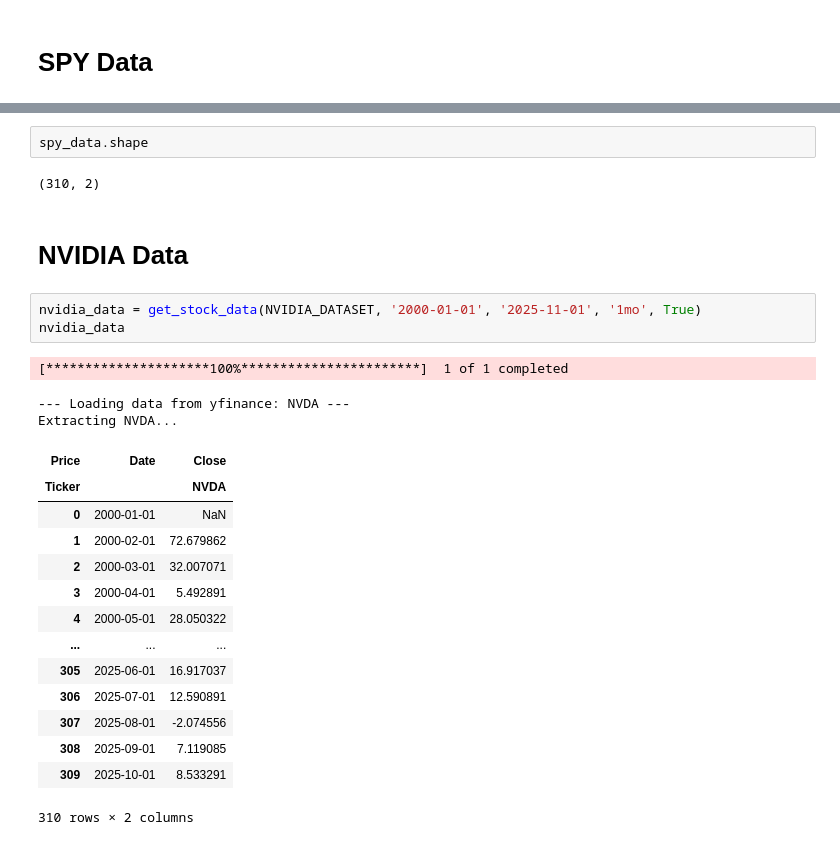
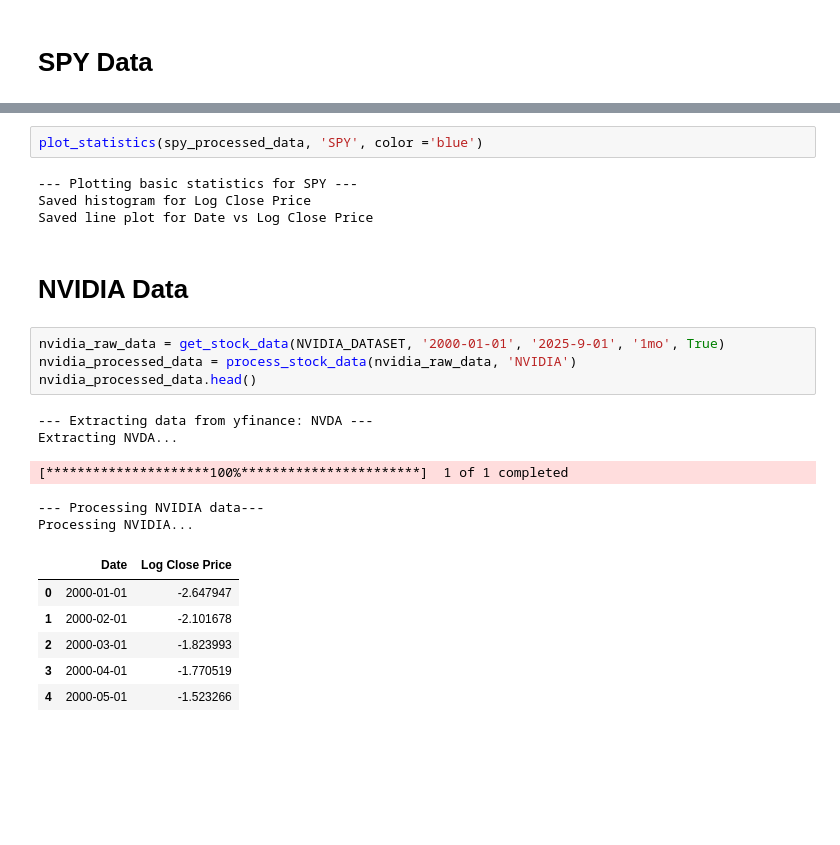
Before and after one commit to bwhong/bwhong-dsci510_fall2025_final_project, a Jupyter notebook: src/results.ipynb, the cells around one changed output, grey strips where cells are left out. Saved outputs shown, nothing was run; the diff lists cells and outputs as text; blank space fills up the shorter version.

```diff
--- a/src/results.ipynb
+++ b/src/results.ipynb
@@ -69,28 +53,25 @@ Processing SPY...
-# %%
-spy_data.shape
-# %% [output]
-(310, 2)
+# %%
+plot_statistics(spy_processed_data, 'SPY', color ='blue')
+# %% [output]
+--- Plotting basic statistics for SPY ---
+Saved histogram for Log Close Price
+Saved line plot for Date vs Log Close Price
 # %% [markdown]
 # NVIDIA Data
 # %%
-nvidia_data = get_stock_data(NVIDIA_DATASET, '2000-01-01', '2025-11-01', '1mo', True)
-nvidia_data
+nvidia_raw_data = get_stock_data(NVIDIA_DATASET, '2000-01-01', '2025-9-01', '1mo', True)
+nvidia_processed_data = process_stock_data(nvidia_raw_data, 'NVIDIA')
+nvidia_processed_data.head()
 # %% [output]
-[*********************100%***********************]  1 of 1 completed
+--- Extracting data from yfinance: NVDA ---
+Extracting NVDA...
---- Loading data from yfinance: NVDA ---
-Extracting NVDA...
+[*********************100%***********************]  1 of 1 completed
+--- Processing NVIDIA data---
+Processing NVIDIA...
-| Price | Date | Close |
-| Ticker |  | NVDA |
-| 0 | 2000-01-01 | NaN |
-| 1 | 2000-02-01 | 72.679862 |
-| 2 | 2000-03-01 | 32.007071 |
-| 3 | 2000-04-01 | 5.492891 |
-| 4 | 2000-05-01 | 28.050322 |
-| ... | ... | ... |
-| 305 | 2025-06-01 | 16.917037 |
-| 306 | 2025-07-01 | 12.590891 |
-| 307 | 2025-08-01 | -2.074556 |
-| 308 | 2025-09-01 | 7.119085 |
-| 309 | 2025-10-01 | 8.533291 |
+|  | Date | Log Close Price |
+| 0 | 2000-01-01 | -2.647947 |
+| 1 | 2000-02-01 | -2.101678 |
+| 2 | 2000-03-01 | -1.823993 |
+| 3 | 2000-04-01 | -1.770519 |
+| 4 | 2000-05-01 | -1.523266 |
-310 rows × 2 columns
 # %%
```
Also changed, not shown: parts of 16 cells of this notebook, 1 other file.
